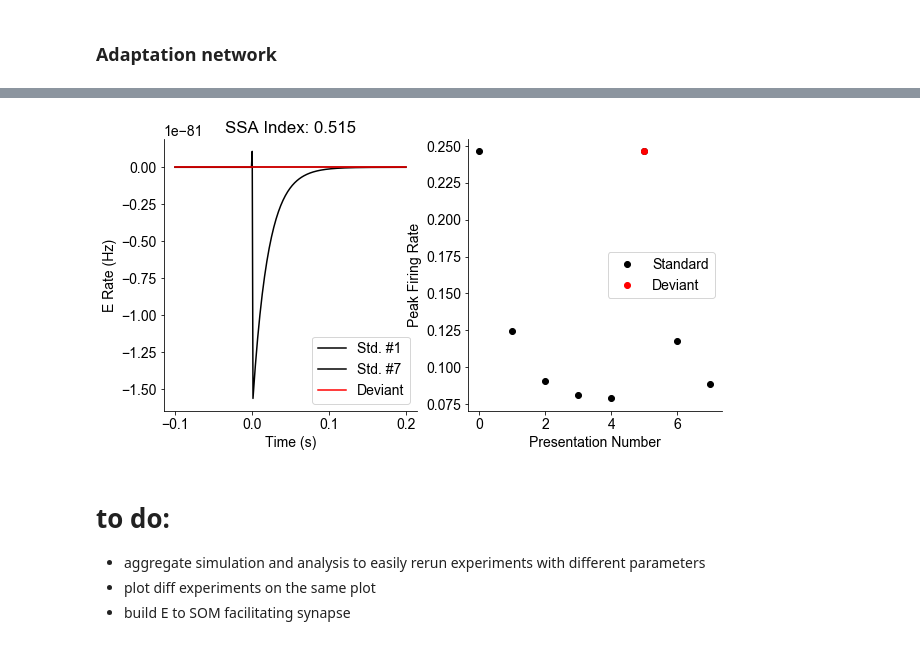
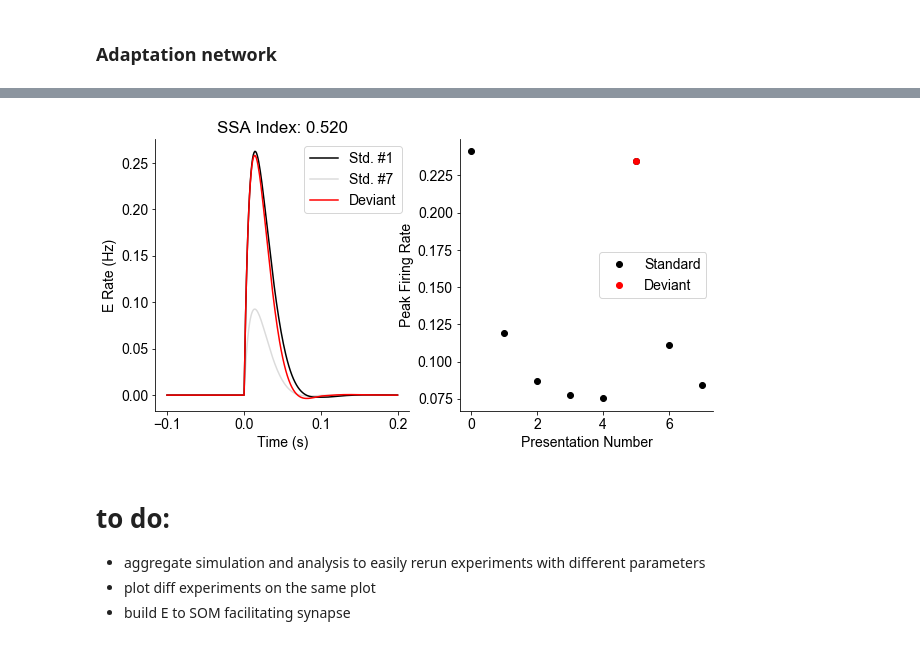
Before and after one commit to rdgao/1E3I, a Jupyter notebook: notebooks/rate_model.ipynb, the cells around one changed output, grey strips where cells are left out. Cells and saved outputs as stored; diff of their text form; code cells hidden in the pictures.

```diff
--- a/notebooks/rate_model.ipynb
+++ b/notebooks/rate_model.ipynb
@@ -50,7 +50,7 @@ def network_TC_adapt(y, t, W, T, T_adapt, g0):
     #opto = generic_step_input(t,opto_drive, opto_onset)
     opto = time_varying_stim(I_opto, t, dt, r.shape[0])*np.array([0,-1,0,0])
 
-    # depressing synapse
+    # depressing thalamocortical synapse
     mu = thalamic_std*np.hstack((g_std,[0,0])) + thalamic_dev*np.hstack((g_dev,[0,0])) + opto
 
     # update synaptic adaptation variables
@@ -61,12 +61,12 @@ def network_TC_adapt(y, t, W, T, T_adapt, g0):
     g = np.hstack((g_std, g_dev, g_SE))
     dgdt = (g0-g)/T_rec - (g*r_pre)/T_dep
 
-    dgdt[-1] = (g0[-1]-g[-1])/T_rec[-1] + (g[-1]*r[0])/T_dep[-1]
+    #dgdt[-1] = (g0[-1]-g[-1])/T_rec[-1] + (g[-1]*r[0])/T_dep[-1]
+    dgdt[-1] = (g0[-1]-g[-1])/T_rec[-1] + r[0]/T_dep[-1]
 
     # update weight matrix to account for intracortical facilitation
-    W_eff = W
-    W_eff[2,0] *= g_SE
-
+    W_eff = np.copy(W)
+    W_eff[2,0] = W_eff[2,0]*g_SE
     # update rate
     drdt = (np.dot(W_eff,r)-r + mu)/T
 
@@ -183,7 +183,7 @@ W_EE = 0.8
 # w_ij is j to i
 W = np.array([[W_EE, -1, -1, 0],
               [1, -1, -0.5, 0],
-              [10, 0, 0, -0.25],
+              [1, 0, 0, -0.25],
               [1, 0, -0.6, 0]])
 
 # set VIP outgoing weights to 0
@@ -259,20 +259,20 @@ plt.xlabel('Time (s)'); plt.ylabel('Adaptation');
 # %%
-unit = 2
+unit = 1
 plt.figure(figsize=(10,5))
 plt.subplot(1,2,1)
-[plt.plot(t_trial, r_trial_std[i,:,unit].T, 'k', alpha=1-i*(1/len(stim_times_std))*0, label='Std. #%i'%(i+1)) for i in [0, len(stim_times_std)-1]]
+[plt.plot(t_trial, r_trial_std[i,:,unit].T, 'k', alpha=1-i*(1/len(stim_times_std)), label='Std. #%i'%(i+1)) for i in [0, len(stim_times_std)-1]]
 plt.plot(t_trial, r_trial_dev[0,:,unit], 'r', label='Deviant')
 plt.xlabel('Time (s)'); plt.ylabel('E Rate (Hz)')
 plt.legend(); plt.title('SSA Index: %.3f'%(ssa))
 sns.despine()
 
 plt.subplot(1,2,2)
 plt.plot(trial_fr, 'ko', label='Standard');
 plt.plot(dev_trial, trial_fr[dev_trial], 'ro', label='Deviant');
 plt.xlabel('Presentation Number'); plt.ylabel('Peak Firing Rate');
 plt.legend(); sns.despine()
 # %% [output]
-[figure, old version]
+[figure, new version]
 # %% [markdown]
 # to do:
 - aggregate simulation and analysis to easily rerun experiments with different parameters
```
Also changed, not shown: parts of 3 cells of this notebook.
